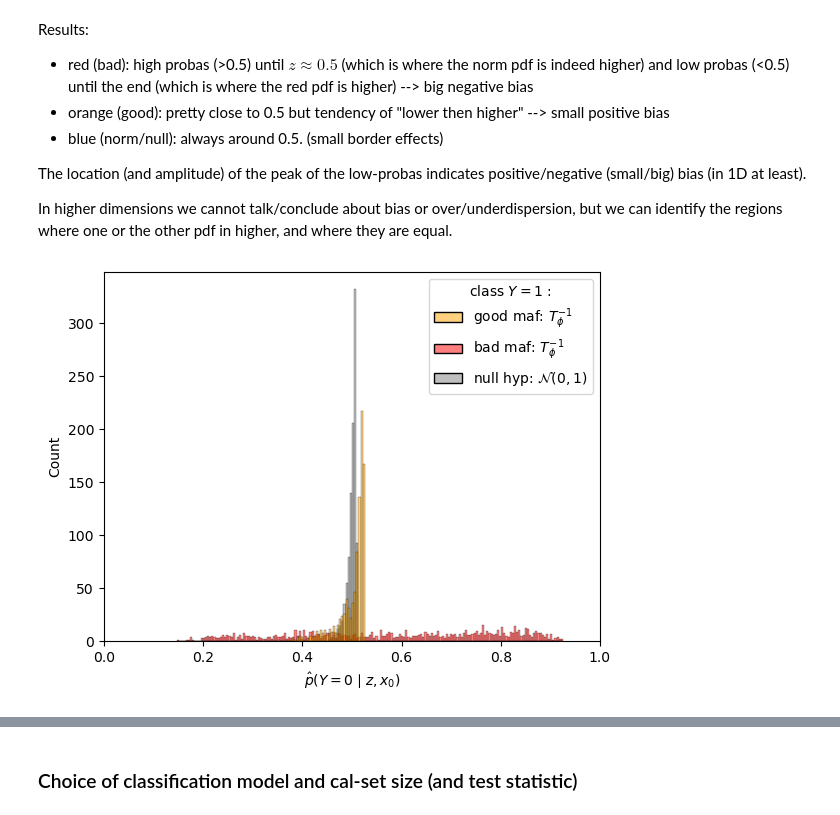
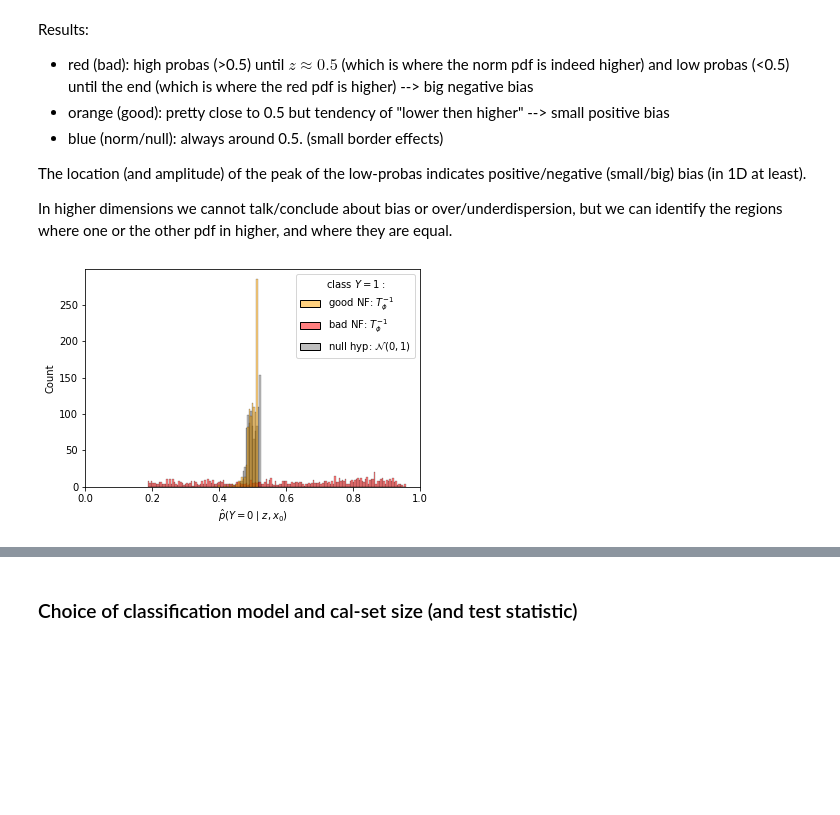
Before and after one commit to JuliaLinhart/valDiags_flows, a Jupyter notebook: notebooks/Local_C2ST_example_1D_lampe.ipynb, the cells around one changed output, grey strips where cells are left out. Drawn from its saved outputs; the diff is of its cells as text; code cells hidden in the pictures; blank space fills up the shorter version.

```diff
--- a/notebooks/Local_C2ST_example_1D_lampe.ipynb
+++ b/notebooks/Local_C2ST_example_1D_lampe.ipynb
@@ -86,7 +86,7 @@ Indeed, conditional density estimators can be valid on average over the $x$-spac
 from data.data_generators import ConditionalGaussian1d
 
 # Define Data Generator: 1D conditional gaussian
-data_gen = ConditionalGaussian1d(mu=[0,0], sigma=[1,1], rho=0.8)
+data_gen = ConditionalGaussian1d(mu=[0,0], sigma=[1,1], rho=0)
 
 # Get train, cal and test datasets:
 # - train samples are used to train the flow,
@@ -362,33 +374,19 @@ We predict probas as $x_0$ and evaluate different metrics over all cross-val fol
 from diagnostics.localC2ST import score_lc2st_flow_zuko
 from diagnostics.localC2ST import score_lc2st
 
-# # clf kwargs like in sbi.utils.metrics c2st function
-
-# ndim = 3 # clf_feature dim = (theta_dim + x_dim)
-# clf_kwargs = {
-#     "activation": "relu",
-#     "hidden_layer_sizes": (10 * ndim, 10 * ndim),
-#     "max_iter": 1000,
-#     "solver": "adam",
-#     "early_stopping": True,
-#     "n_iter_no_change": 50,
-# }
-clf_kwargs={"alpha": 0, "max_iter": 25000}
-
 scores_good, probas_good = score_lc2st_flow_zuko(
-    npe_good.flow, theta_cal, x_cal, x_0, metrics=["mean", "w_dist", "TV"], n_folds=10, clf_kwargs=clf_kwargs,
+    npe_good.flow, theta_cal, x_cal, x_0, metrics=["accuracy", "mean", "w_dist", "TV"], n_folds=10, clf_kwargs=clf_kwargs,
 )
 scores_bad, probas_bad = score_lc2st_flow_zuko(
-    npe_bad.flow, theta_cal, x_cal, x_0, metrics=["mean", "w_dist", "TV"], n_folds=10, clf_kwargs=clf_kwargs,
+    npe_bad.flow, theta_cal, x_cal, x_0, metrics=["accuracy", "mean", "w_dist", "TV"], n_folds=10, clf_kwargs=clf_kwargs,
 )
 
-base_dist_samples = npe_good.flow(x_cal).base.sample()
 scores_null, probas_null_cv = score_lc2st(
     P=base_dist_samples,
     Q=base_dist_samples,
     x_cal=x_cal,
     x_eval=x_0,
-    metrics=["mean", "w_dist", "TV"],
+    metrics=["accuracy", "mean", "w_dist", "TV"],
     n_folds=10,
     clf_kwargs=clf_kwargs,
 )
@@ -638,26 +639,26 @@ In higher dimensions we cannot talk/conclude about bias or over/underdispersion,
 # %%
 # plot predicted probas for x_0
 probas_z = np.concatenate(
     [
         probas_good_ens,
         probas_bad_ens,
         np.mean(probas_null, axis=0),
     ]
 )
 # grids = np.concatenate([grid.reshape(-1,1)]*30)
-names = [r'good maf: $T^{-1}_{\phi}$']*1000+[r'bad maf: $T^{-1}_{\phi}$']*1000+[r'null hyp: $\mathcal{N}(0,1)$']*1000
+names = [r'good NF: $T^{-1}_{\phi}$']*1000+[r'bad NF: $T^{-1}_{\phi}$']*1000+[r'null hyp: $\mathcal{N}(0,1)$']*1000
 
 df = pd.DataFrame({r'class $Y=1$ :': names, r'$\hat{p}(Y=0 \mid z,x_0)$': probas_z})
 
 import seaborn as sns
 sns.histplot(
         data=df, x=r"$\hat{p}(Y=0 \mid z,x_0)$",
         hue=r'class $Y=1$ :',  palette=['orange','red','grey']
 )
 plt.xlim(0,1)
 plt.show()
 # %% [output]
-[figure, old version]
+[figure, new version]
 # %%
 df_bad = pd.DataFrame({'z':P_eval[:,0], 'probas': probas_bad_ens})
 # df[df['probas']>0.55]
```
Also changed, not shown: parts of 38 cells of this notebook, 1 other file.
